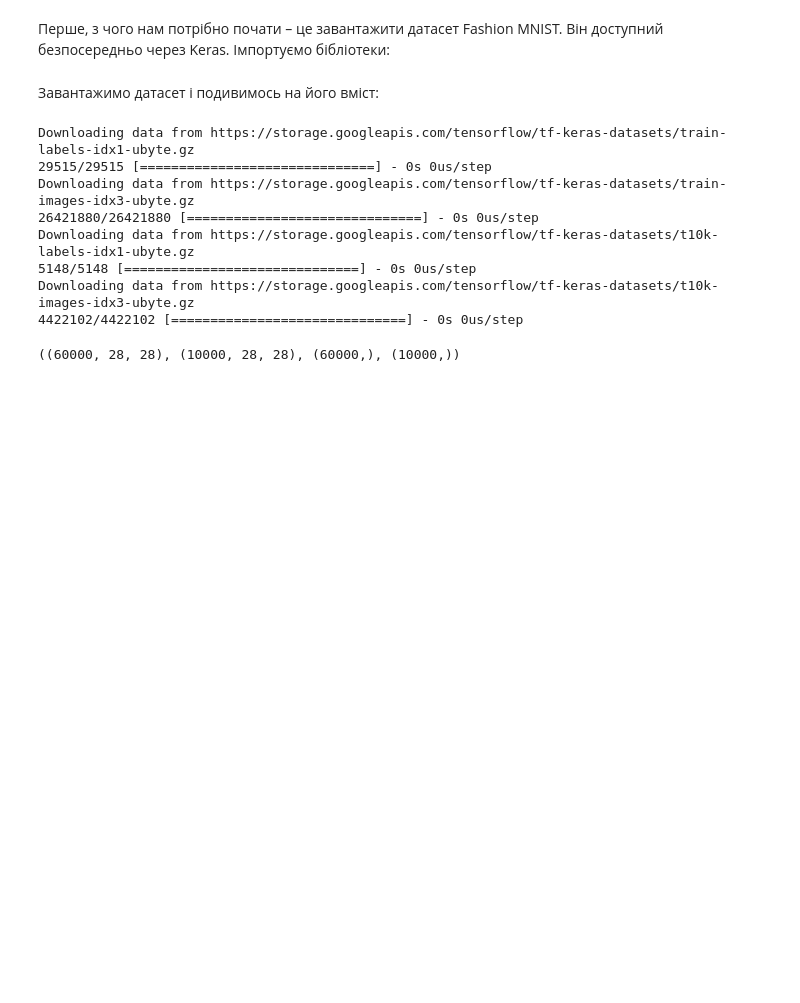
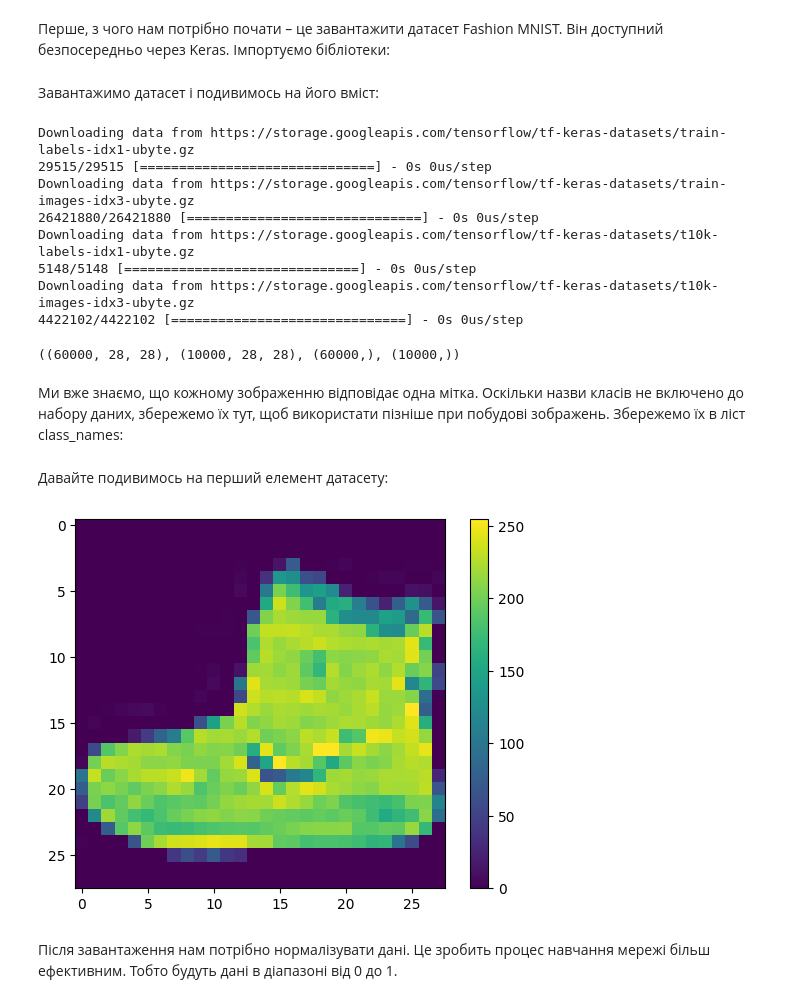
Before and after one commit to Korniev/Data-Sciense, a Jupyter notebook: hw_10/hw_10.ipynb, the cells around one changed output. Drawn from its saved outputs; the diff is of its cells as text; code cells hidden in the pictures; blank space fills up the shorter version.

Commit message:
added graphics

```diff
--- a/hw_10/hw_10.ipynb
+++ b/hw_10/hw_10.ipynb
@@ -32,3 +32,5 @@ Downloading data from https://storage.googleapis.com/tensorflow/tf-keras-dataset
 Downloading data from https://storage.googleapis.com/tensorflow/tf-keras-datasets/t10k-images-idx3-ubyte.gz
 4422102/4422102 [==============================] - 0s 0us/step
 ((60000, 28, 28), (10000, 28, 28), (60000,), (10000,))
+# %% [markdown]
+Ми вже знаємо, що кожному зображенню відповідає одна мітка. Оскільки назви класів не включено до набору даних, збережемо їх тут, щоб використати пізніше при побудові зображень. Збережемо їх в ліст class_names:
@@ -34,0 +40,12 @@ Downloading data from https://storage.googleapis.com/tensorflow/tf-keras-dataset
+# %% [markdown]
+Давайте подивимось на перший елемент датасету:
+# %%
+plt.figure()
+plt.imshow(x_train[0])
+plt.colorbar()
+plt.grid(False)
+plt.show()
+# %% [output]
+[figure, added]
+# %% [markdown]
+Після завантаження нам потрібно нормалізувати дані. Це зробить процес навчання мережі більш ефективним. Тобто будуть дані в діапазоні від 0 до 1.
```
Also changed, not shown: parts of 24 cells of this notebook.
